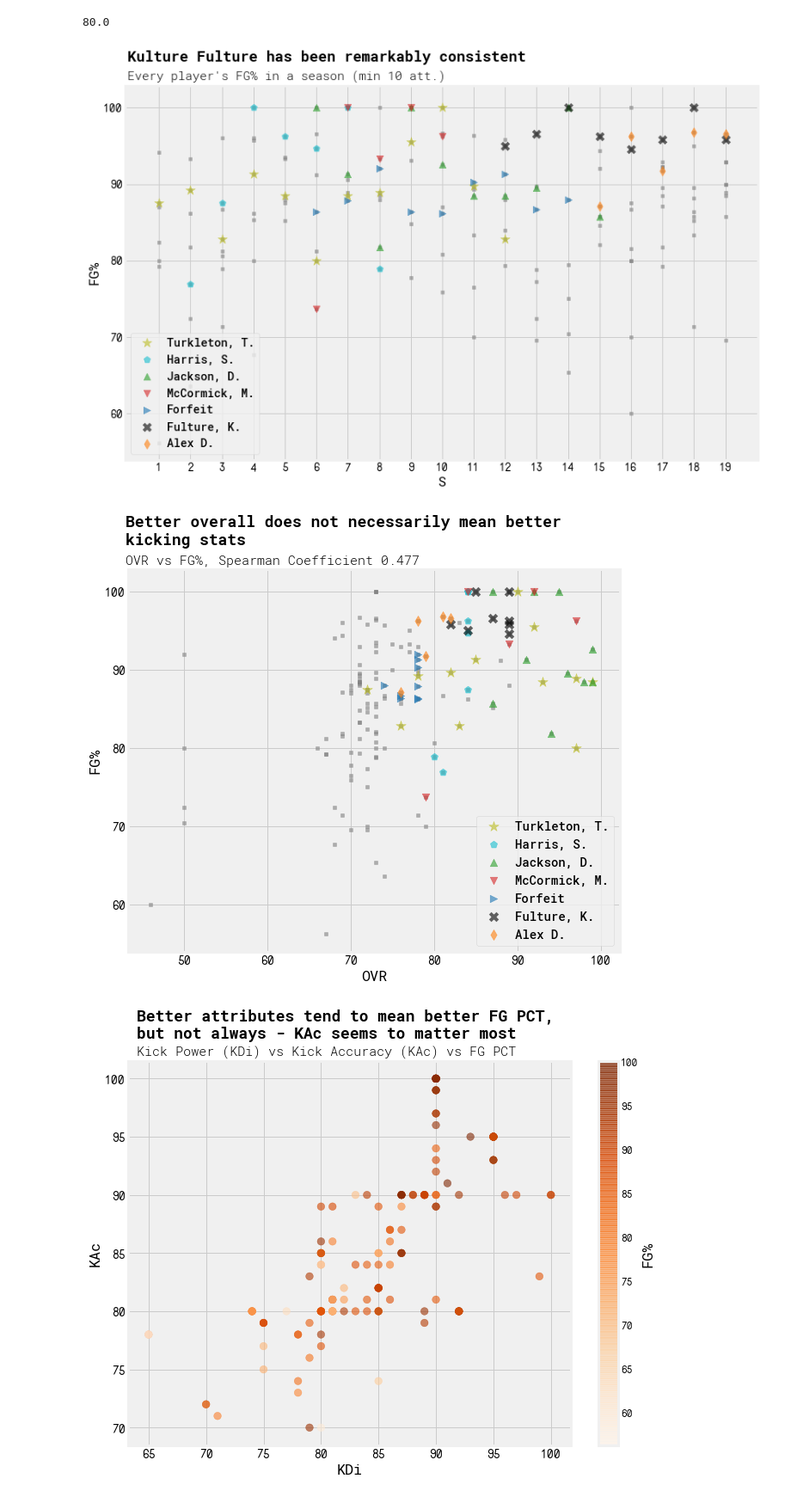
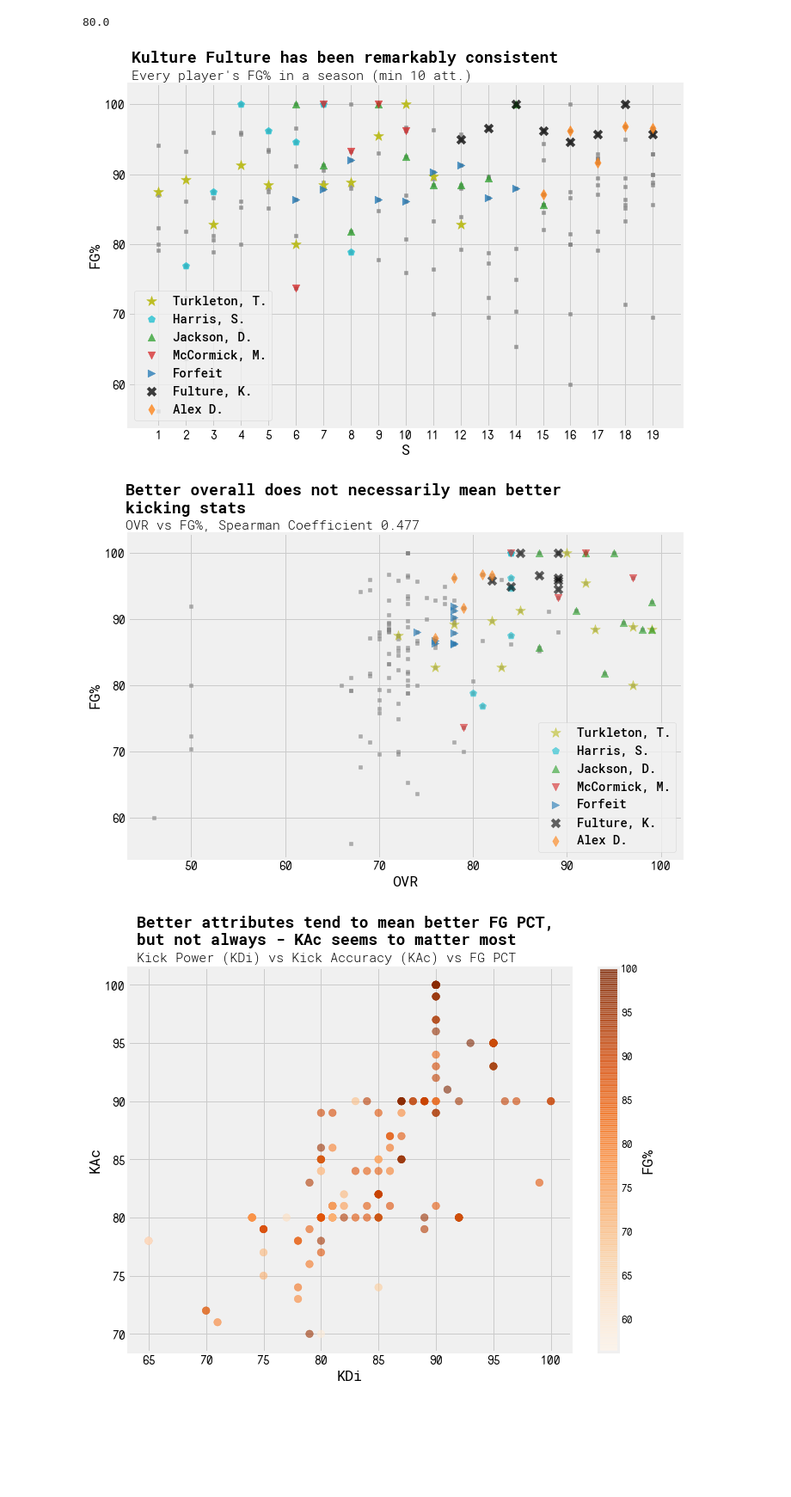
Before and after one commit to infinitempg/kicker-correlations, a Jupyter notebook: analysis.ipynb, the cells around one changed output. Shown at 86% size. Drawn from its saved outputs; the diff is of its cells as text; code cells hidden in the pictures; blank space fills up the shorter version.

Commit message:
more images

```diff
--- a/analysis.ipynb
+++ b/analysis.ipynb
@@ -107,36 +107,36 @@ def plotXY(x,y,saveFig=False):
 # %%
 x = 'S'
 y = 'FG%'
-alph = 0.6
-fig = plt.figure(figsize=(12,8),facecolor='w')
+alph = 0.75
+fig = plt.figure(figsize=(10,7),facecolor='w')
 plt.rcParams['font.family'] = 'Roboto Mono'
 plt.rcParams['font.weight'] = 'medium'
 plt.xticks(fontname = 'NovaMono',weight='medium')
 plt.yticks(fontname = 'NovaMono',weight='medium')
 plt.scatter(kickDF2[x],kickDF2[y],marker=',',c='gray',s=10,alpha=alph)
-plt.scatter(turkDF[x],turkDF[y],label='Turkleton, T.',s=150,c='tab:olive',marker='*',alpha=alph)
+plt.scatter(turkDF[x],turkDF[y],label='Turkleton, T.',s=150,c='tab:olive',marker='*',alpha=1)
 plt.scatter(harrisDF[x],harrisDF[y],label='Harris, S.',s=75,c='tab:cyan',marker='p',alpha=alph)
 plt.scatter(deanDF[x],deanDF[y],label='Jackson, D.',s=75,c='tab:green',marker='^',alpha=alph)
 plt.scatter(micycleDF[x],micycleDF[y],label='McCormick, M.',s=75,c='tab:red',marker='v',alpha=alph)
 plt.scatter(fDF[x],fDF[y],label='Forfeit',s=75,c='tab:blue',marker='>',alpha=alph)
 plt.scatter(fultureDF[x],fultureDF[y],label='Fulture, K.',s=75,c='k',marker='x',alpha=alph)
 plt.scatter(alexDF[x],alexDF[y],label='Alex D.',s=75,c='tab:orange',marker='d',alpha=alph)
 plt.text(0,106,'Kulture Fulture has been remarkably consistent',weight='bold',size=18)
 plt.text(0,103.5,"Every player's FG% in a season (min 10 att.)",size=15,weight='light')
 plt.xticks(range(1,20))
 plt.xlabel(x)
 plt.ylabel(y)
 plt.legend(loc=3)
 plt.tight_layout()
 plt.savefig('images/Kicks-Season.png',facecolor=fig.get_facecolor())
 plt.show()
 # %% [output]
-[figure, old version]
+[figure, new version]
 # %%
 x = 'OVR'
 y = 'FG%'
 alph = 0.6
-fig = plt.figure(figsize=(9,8),facecolor='w')
+fig = plt.figure(figsize=(10,7),facecolor='w')
 plt.rcParams['font.family'] = 'Roboto Mono'
 plt.rcParams['font.weight'] = 'medium'
 plt.xticks(fontname = 'NovaMono',weight='medium')
@@ -158,7 +158,7 @@ plt.tight_layout()
 plt.savefig('images/Kick-%s-%s.png'%(x,y),facecolor=fig.get_facecolor())
 plt.show()
 # %% [output]
-[figure, old version]
+[figure, new version]
 # %%
 x = 'KDi'
 y = 'KAc'
```
Also changed, not shown: 3 other files.
